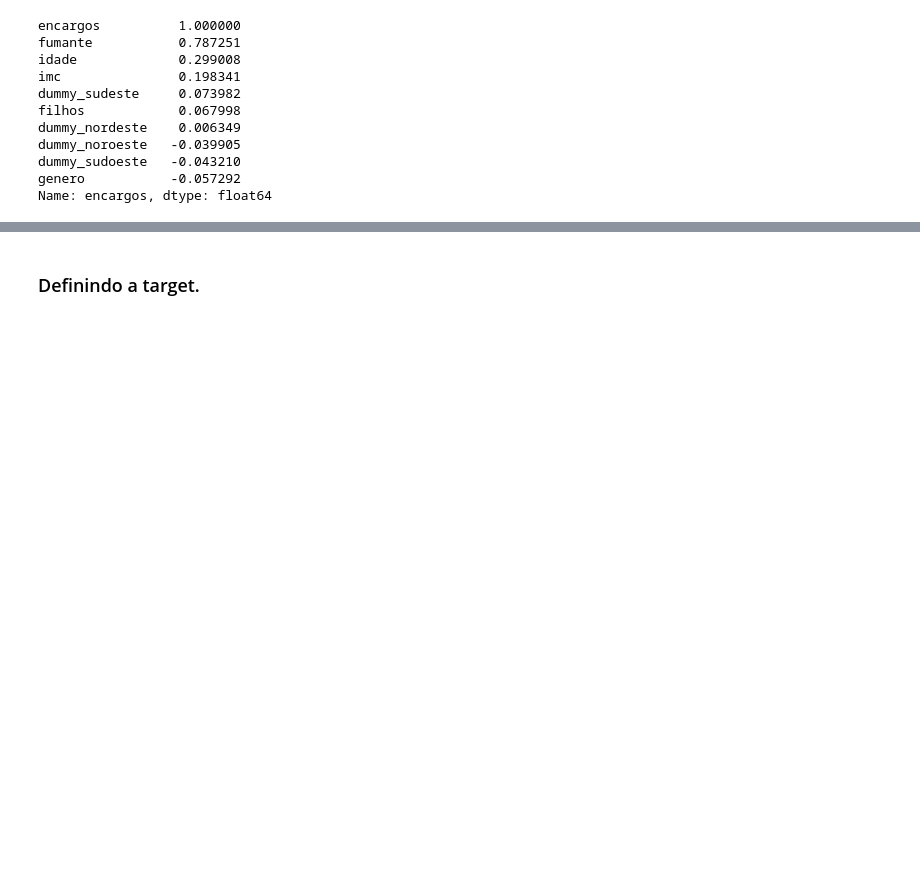
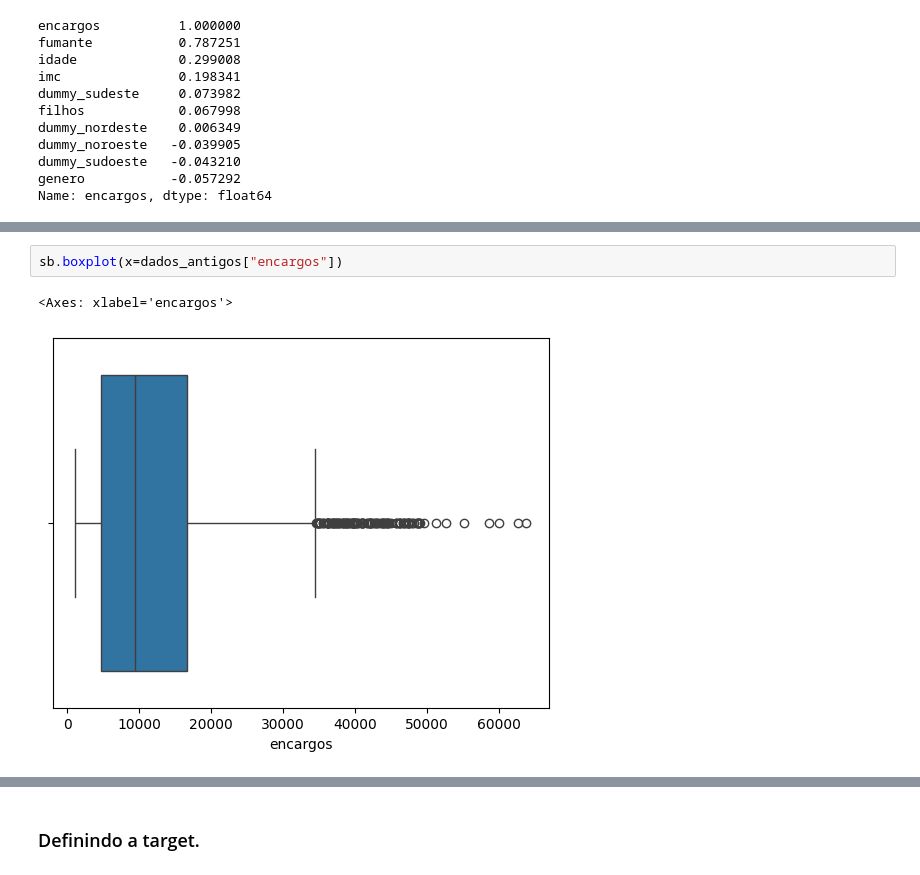
Before and after one commit to jordanmsouza/TechChallenge_Fase1_Grupo4, a Jupyter notebook: Tech_Challange_Fase1_Grupo4.ipynb, the cells around one changed output, grey strips where cells are left out. Drawn from its saved outputs; the diff is of its cells as text; blank space fills up the shorter version.

```diff
--- a/Tech_Challange_Fase1_Grupo4.ipynb
+++ b/Tech_Challange_Fase1_Grupo4.ipynb
@@ -201,0 +236,5 @@ Name: encargos, dtype: float64
+# %%
+sb.boxplot(x=dados_antigos["encargos"])
+# %% [output]
+<Axes: xlabel='encargos'>
+[figure, added]
```
Also changed, not shown: parts of 26 cells of this notebook.
